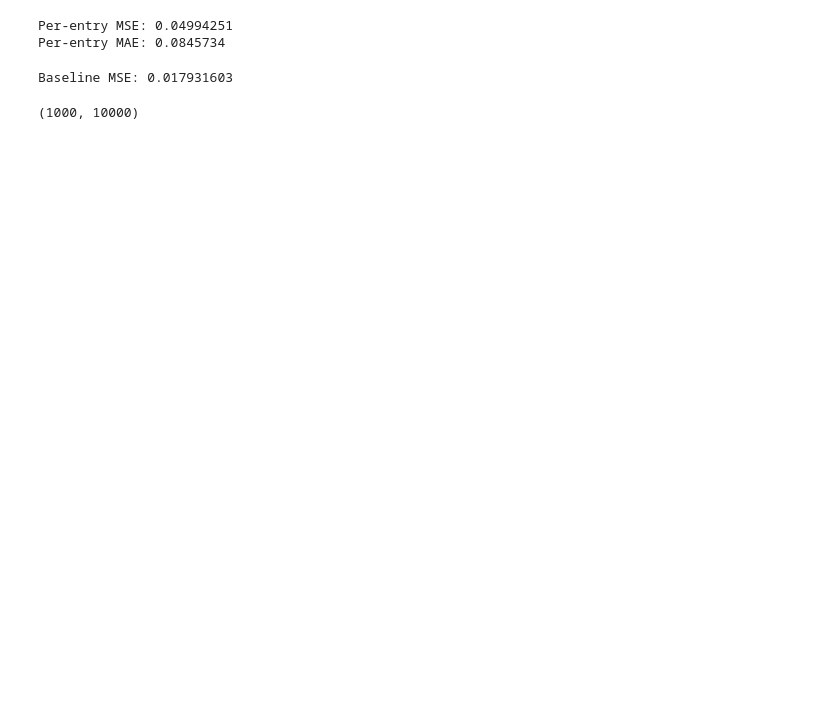
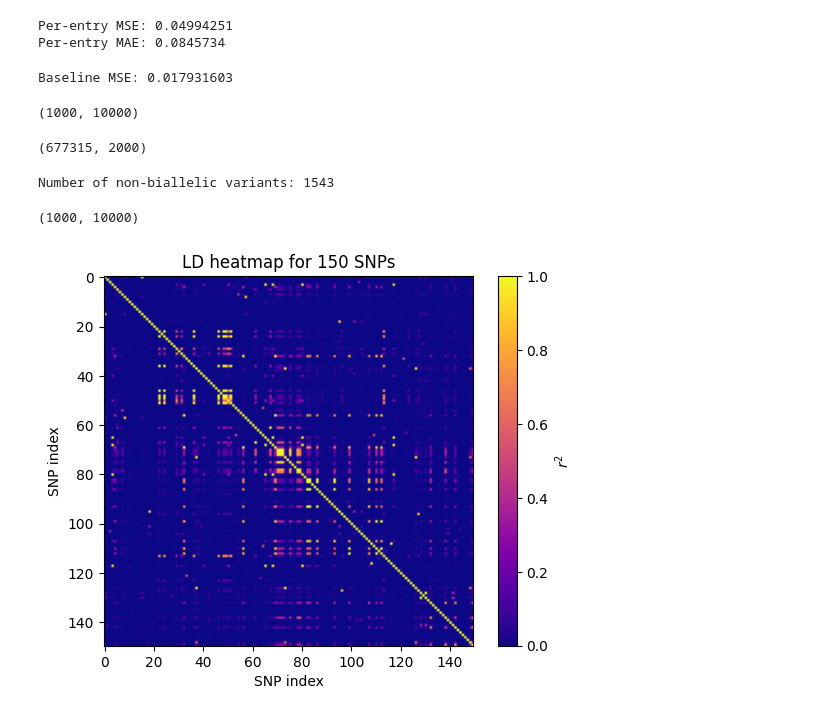
Before and after one commit to ak1376/PRS_Portability, a Jupyter notebook: notebooks/check_results_vae.ipynb, the cells around one changed output. Drawn from its saved outputs; the diff is of its cells as text; code cells hidden in the pictures; blank space fills up the shorter version.

```diff
--- a/notebooks/check_results_vae.ipynb
+++ b/notebooks/check_results_vae.ipynb
@@ -27,0 +33,5 @@ geno.shape
+# %%
+G = ts.genotype_matrix()
+G.shape
+# %% [output]
+(677315, 2000)
@@ -27,0 +40,41 @@ geno.shape
+# %%
+print(f'Number of non-biallelic variants: {G.shape[0] - biallelic.sum()}')
+# %% [output]
+Number of non-biallelic variants: 1543
+# %%
+genotype_matrix = np.load("/sietch_colab/akapoor/PRS_Portability/experiments/out_of_africa/genotypes/all_individuals.npy")
+# %%
+genotype_matrix.shape
+# %% [output]
+(1000, 10000)
+# %%
+# Plot LD
+import numpy as np
+
+G = genotype_matrix.astype(np.float32)  # (1000, 10000), entries 0/1/2
+n_snps = 150
+start = (G.shape[1] - n_snps)//2
+X = G[:, start:start+n_snps]
+
+# mean-center and standardize each SNP
+X = X - X.mean(axis=0, keepdims=True)
+std = X.std(axis=0, keepdims=True)
+keep = (std[0] > 0)   # drop monomorphic
+X = X[:, keep]
+X = X / std[:, keep]
+
+# correlation and r^2
+R = (X.T @ X) / X.shape[0]
+r2 = R * R
+np.fill_diagonal(r2, 1.0)
+
+r2.shape
+import matplotlib.pyplot as plt
+plt.imshow(r2, cmap='plasma', vmin=0, vmax=1)
+plt.colorbar(label='$r^2$')
+plt.title(F'LD heatmap for {n_snps} SNPs')
+plt.xlabel('SNP index')
+plt.ylabel('SNP index')
+plt.show()
+# %% [output]
+[figure, added]
```
Also changed, not shown: parts of 2 cells of this notebook, 7 other files.
